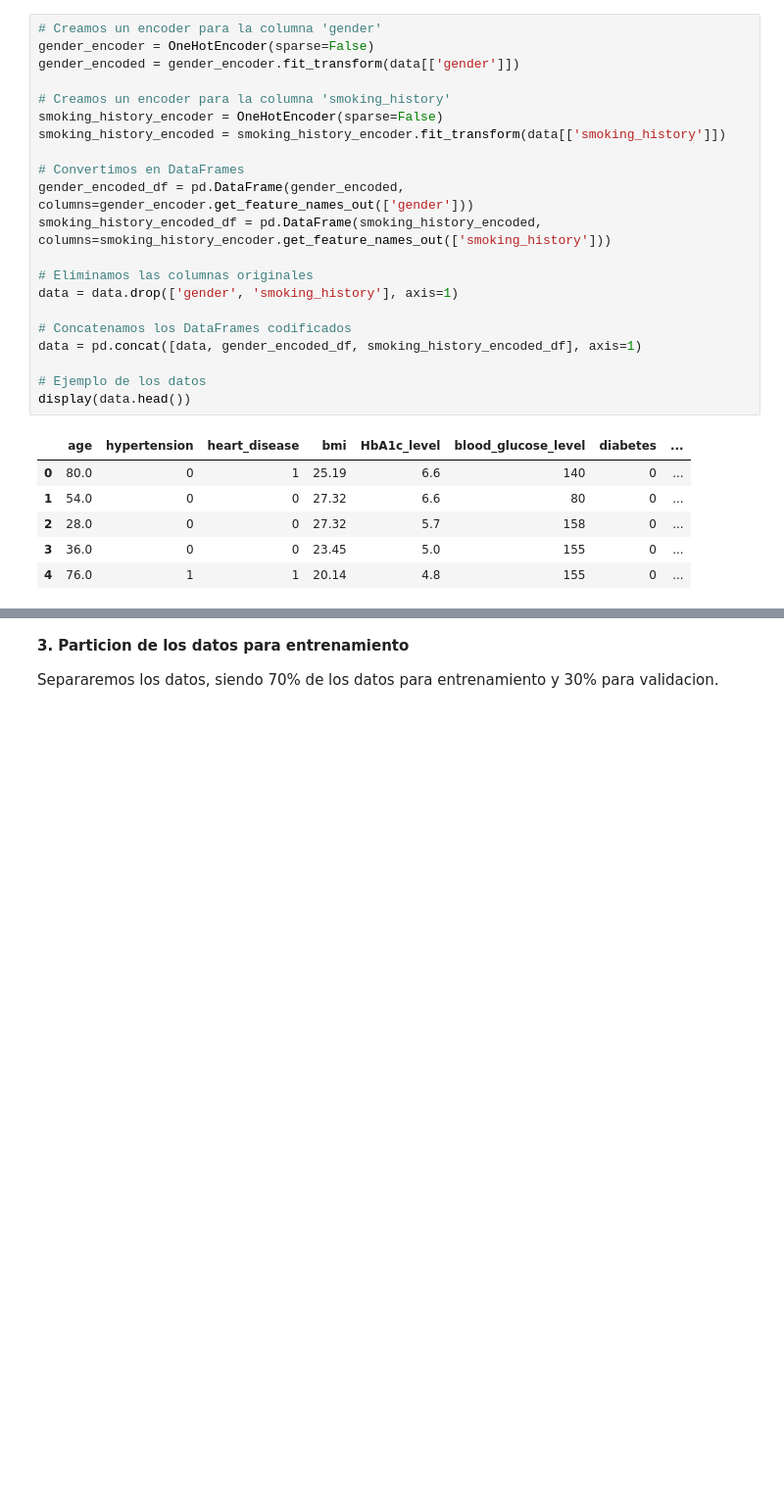
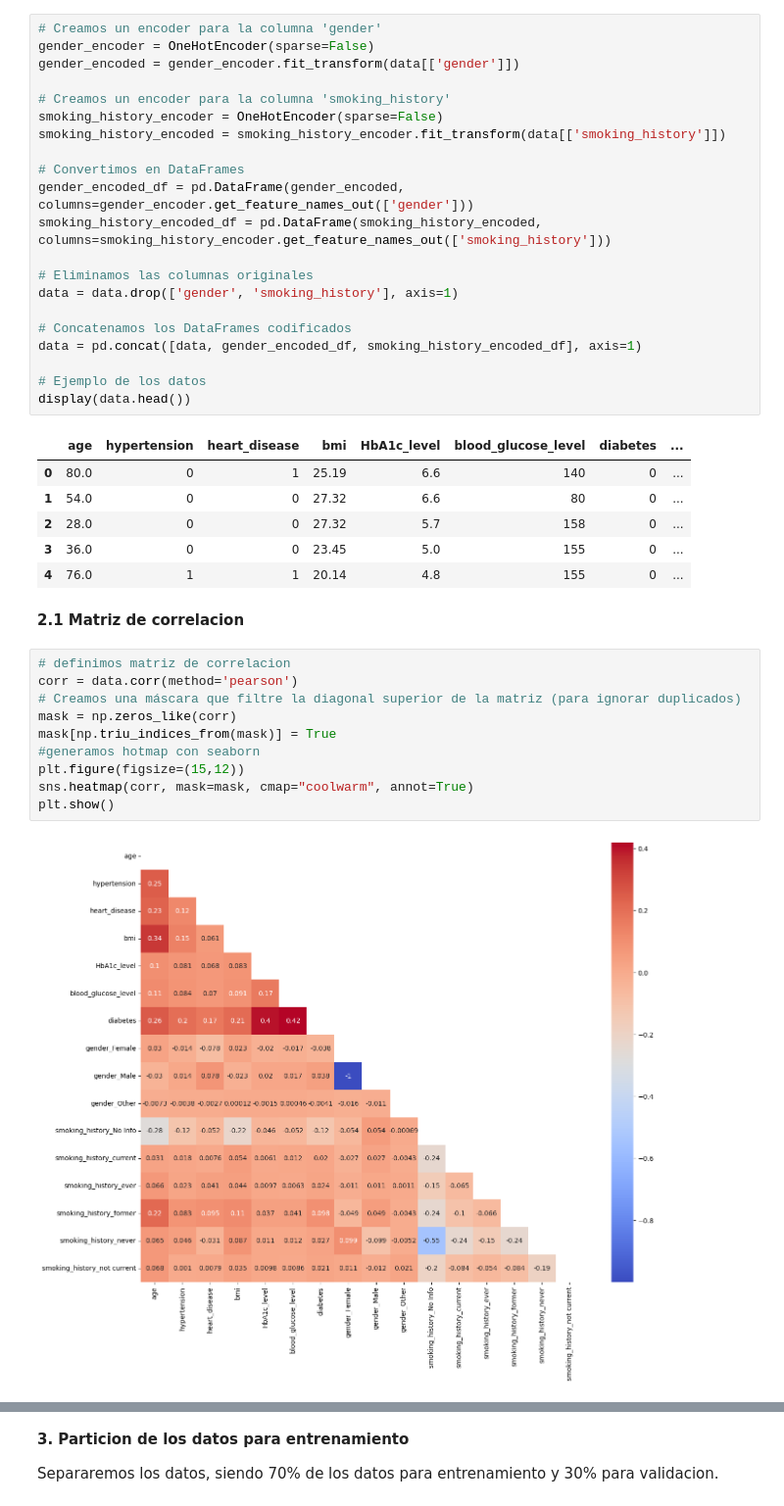
Before and after one commit to camilo-avendano1/MLDiabetes, a Jupyter notebook: Experimentos.ipynb, the cells around one changed output, grey strips where cells are left out. Shown: that part at 98% size. Saved outputs shown, nothing was run; the diff lists cells and outputs as text; blank space fills up the shorter version.

Commit message:
matriz de correlacion y explicacion

```diff
--- a/Experimentos.ipynb
+++ b/Experimentos.ipynb
@@ -95,3 +96,17 @@ display(data.head())
 | 2 | 28.0 | 0 | 0 | 27.32 | 5.7 | 158 | 0 | ... |
 | 3 | 36.0 | 0 | 0 | 23.45 | 5.0 | 155 | 0 | ... |
 | 4 | 76.0 | 1 | 1 | 20.14 | 4.8 | 155 | 0 | ... |
+# %% [markdown]
+**2.1 Matriz de correlacion**
+# %%
+# definimos matriz de correlacion
+corr = data.corr(method='pearson')
+# Creamos una máscara que filtre la diagonal superior de la matriz (para ignorar duplicados)
+mask = np.zeros_like(corr)
+mask[np.triu_indices_from(mask)] = True
+#generamos hotmap con seaborn
+plt.figure(figsize=(15,12))
+sns.heatmap(corr, mask=mask, cmap="coolwarm", annot=True)
+plt.show()
+# %% [output]
+[figure, added]
```
Also changed, not shown: parts of 2 cells of this notebook.
